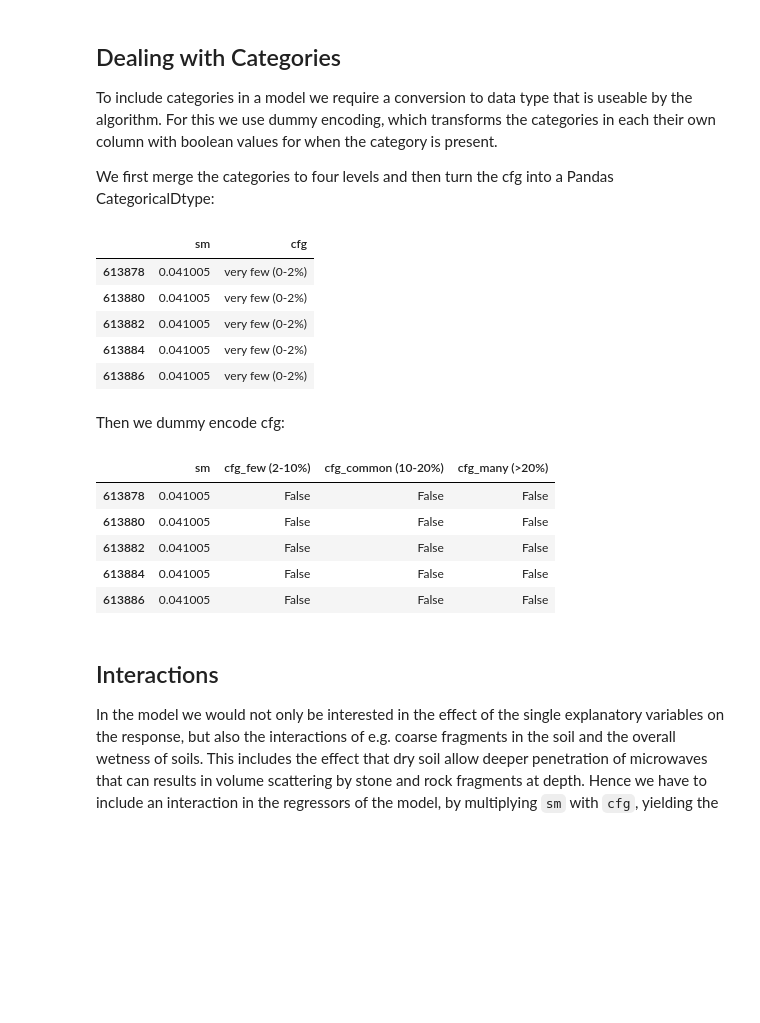
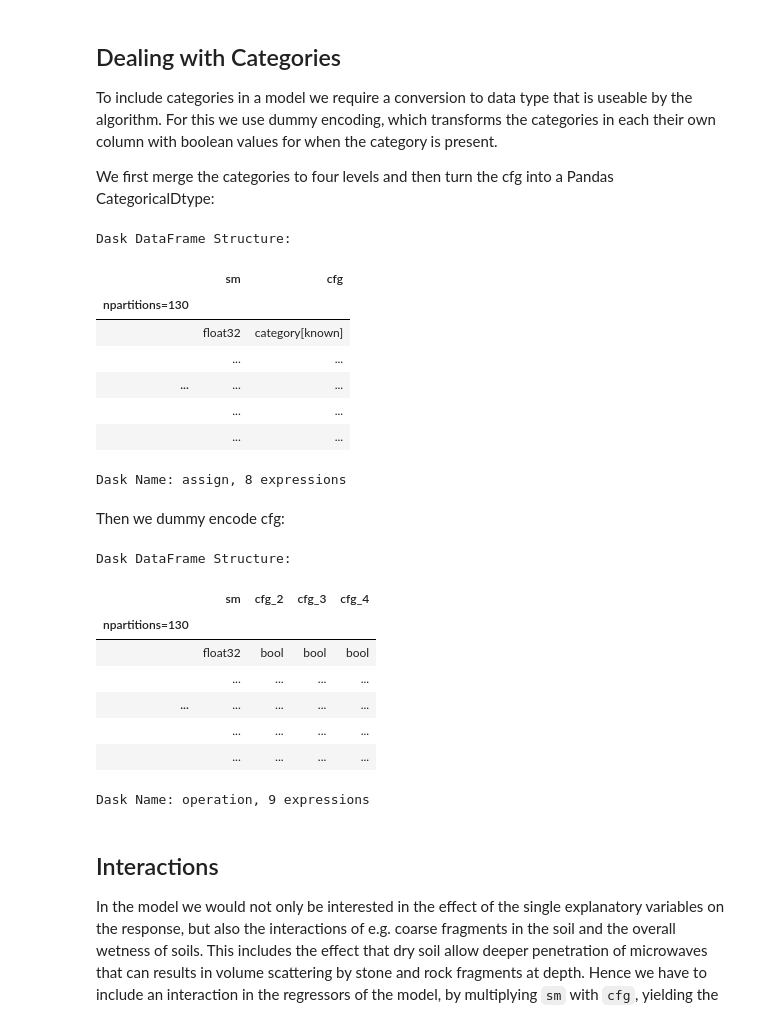
Before and after one commit to MartinSchobben/big_eo_models, a Jupyter notebook: 01_multiple-regression.ipynb, the cells around one changed output. Drawn from its saved outputs; the diff is of its cells as text; code cells hidden in the pictures; blank space fills up the shorter version.

```diff
--- a/01_multiple-regression.ipynb
+++ b/01_multiple-regression.ipynb
@@ -185,6 +171,6 @@ RES_VARIABLE = "rsub"
 # %% [markdown]
 For this exercise we will only use the upper depth interval  (0--5 cm) of the soil properties. We therefore filter our Dask Dataframe, as follows:
 # %%
-soil_df = soil_df[soil_df.depth == 0]
+soil_df = soil_df[soil_df.depth == "000_005"]
 soil_df.head()
 # %% [output]
@@ -199,4 +182,0 @@ The model cannot deal with `nan` values, so we have to filter out all those obse
-# %%
-soil_df = soil_df.dropna()
-soil_df = soil_df[soil_df.cfg != 0]
-soil_df.head()
@@ -212,17 +182,0 @@ Some of Dask Dataframe partitions will now be void of any data, such as partitio
-# %%
-def cull_empty_partitions(df):
-    ll = list(df.map_partitions(len).compute())
-    df_delayed = df.to_delayed()
-    df_delayed_new = list()
-    pempty = None
-    for ix, n in enumerate(ll):
-        if 0 == n:
-            pempty = df.get_partition(ix)
-        else:
-            df_delayed_new.append(df_delayed[ix])
-    if pempty is not None:
-        df = dd.from_delayed(df_delayed_new, meta=pempty)
-    return df
-
-soil_df = cull_empty_partitions(soil_df)
-soil_df.head()
@@ -240,31 +187,38 @@ To include categories in a model we require a conversion to data type that is us
 
 We first merge the categories to four levels and then turn the cfg into a Pandas CategoricalDtype:
 # %%
-soil_df["cfg"] = soil_df["cfg"].replace(cfg_cats)
 X = soil_df[EXP_VARIABLES]
-ca = Categorizer(categories={"cfg": CategoricalDtype(list(cfg_cats.values())[:4])})
+ca = Categorizer(categories={
+    "cfg": CategoricalDtype(list(range(1,5)))
+    })
 X = ca.fit_transform(X)
-X.head()
+X
 # %% [output]
+Dask DataFrame Structure:
 |  | sm | cfg |
-| 613878 | 0.041005 | very few (0-2%) |
-| 613880 | 0.041005 | very few (0-2%) |
-| 613882 | 0.041005 | very few (0-2%) |
-| 613884 | 0.041005 | very few (0-2%) |
-| 613886 | 0.041005 | very few (0-2%) |
+| npartitions=130 |  |  |
+|  | float32 | category[known] |
+|  | ... | ... |
+| ... | ... | ... |
+|  | ... | ... |
+|  | ... | ... |
+Dask Name: assign, 8 expressions
 # %% [markdown]
 Then we dummy encode cfg:
 # %%
 de = DummyEncoder(["cfg"], drop_first=True)
 X = de.fit_transform(X)
-X.head()
+X
 # %% [output]
+Dask DataFrame Structure:
-|  | sm | cfg_few (2-10%) | cfg_common (10-20%) | cfg_many (>20%) |
-| 613878 | 0.041005 | False | False | False |
-| 613880 | 0.041005 | False | False | False |
-| 613882 | 0.041005 | False | False | False |
-| 613884 | 0.041005 | False | False | False |
-| 613886 | 0.041005 | False | False | False |
+|  | sm | cfg_2 | cfg_3 | cfg_4 |
+| npartitions=130 |  |  |  |  |
+|  | float32 | bool | bool | bool |
+|  | ... | ... | ... | ... |
+| ... | ... | ... | ... | ... |
+|  | ... | ... | ... | ... |
+|  | ... | ... | ... | ... |
+Dask Name: operation, 9 expressions
 # %% [markdown]
 ## Interactions
 
```
Also changed, not shown: parts of 25 cells of this notebook.
